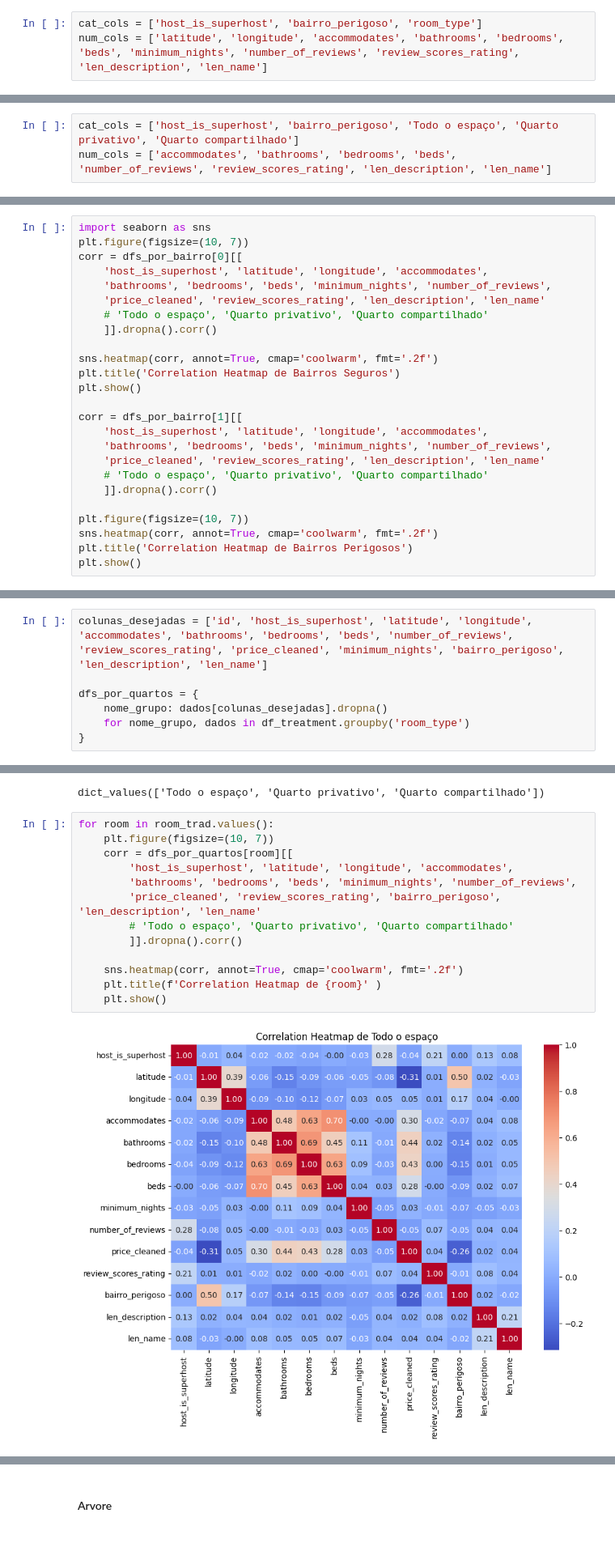
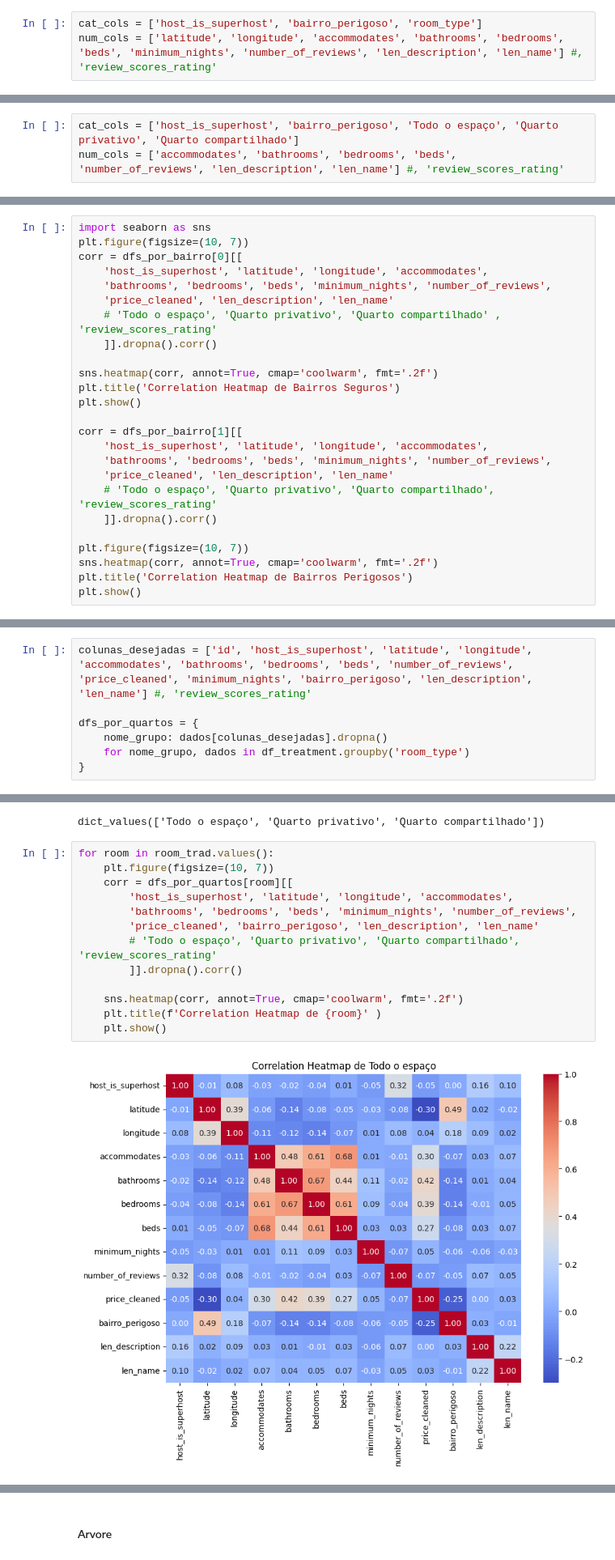
Before and after one commit to AlbertButzke/Air-BnB, a Jupyter notebook: notebooks/01_rio_de_janeiro_analysis.ipynb, the cells around one changed output, grey strips where cells are left out. Shown at 81% size. Drawn from its saved outputs; the diff is of its cells as text.

```diff
--- a/notebooks/01_rio_de_janeiro_analysis.ipynb
+++ b/notebooks/01_rio_de_janeiro_analysis.ipynb
@@ -350,7 +350,7 @@ one_hot = enc.transform(df_arvore_regressora[['room_type']]).toarray()
 df_arvore_regressora[['Quarto compartilhado', 'Quarto privativo', 'Todo o espaço']] = one_hot
 # %%
 cat_cols = ['host_is_superhost', 'bairro_perigoso', 'room_type']
-num_cols = ['latitude', 'longitude', 'accommodates', 'bathrooms', 'bedrooms', 'beds', 'minimum_nights', 'number_of_reviews', 'review_scores_rating', 'len_description', 'len_name']
+num_cols = ['latitude', 'longitude', 'accommodates', 'bathrooms', 'bedrooms', 'beds', 'minimum_nights', 'number_of_reviews', 'len_description', 'len_name'] #, 'review_scores_rating'
 # %%
 corr = df_arvore_regressora[[
     'host_is_superhost', 'latitude', 'longitude', 'accommodates',
@@ -504,7 +503,7 @@ one_hot = enc.transform(df_lasso[['room_type']]).toarray()
 df_lasso[['Quarto compartilhado', 'Quarto privativo', 'Todo o espaço']] = one_hot
 # %%
 cat_cols = ['host_is_superhost', 'bairro_perigoso', 'Todo o espaço', 'Quarto privativo', 'Quarto compartilhado']
-num_cols = ['accommodates', 'bathrooms', 'bedrooms', 'beds', 'number_of_reviews', 'review_scores_rating', 'len_description', 'len_name']
+num_cols = ['accommodates', 'bathrooms', 'bedrooms', 'beds', 'number_of_reviews', 'len_description', 'len_name'] #, 'review_scores_rating'
 # %%
 X = df_lasso.drop(columns=['price_cleaned'])
 y = df_lasso['price_cleaned'].values
@@ -574,8 +573,8 @@ plt.figure(figsize=(10, 7))
 corr = dfs_por_bairro[0][[
     'host_is_superhost', 'latitude', 'longitude', 'accommodates',
     'bathrooms', 'bedrooms', 'beds', 'minimum_nights', 'number_of_reviews',
-    'price_cleaned', 'review_scores_rating', 'len_description', 'len_name'
-    # 'Todo o espaço', 'Quarto privativo', 'Quarto compartilhado'
+    'price_cleaned', 'len_description', 'len_name'
+    # 'Todo o espaço', 'Quarto privativo', 'Quarto compartilhado' , 'review_scores_rating'
     ]].dropna().corr()
 
 sns.heatmap(corr, annot=True, cmap='coolwarm', fmt='.2f')
@@ -585,8 +584,8 @@ plt.show()
 corr = dfs_por_bairro[1][[
     'host_is_superhost', 'latitude', 'longitude', 'accommodates',
     'bathrooms', 'bedrooms', 'beds', 'minimum_nights', 'number_of_reviews',
-    'price_cleaned', 'review_scores_rating', 'len_description', 'len_name'
-    # 'Todo o espaço', 'Quarto privativo', 'Quarto compartilhado'
+    'price_cleaned', 'len_description', 'len_name'
+    # 'Todo o espaço', 'Quarto privativo', 'Quarto compartilhado', 'review_scores_rating'
     ]].dropna().corr()
 
 plt.figure(figsize=(10, 7))
@@ -811,7 +810,7 @@ Root mean squared error: 121.8039
 # %% [markdown]
 ### Tipos de Quartos
 # %%
-colunas_desejadas = ['id', 'host_is_superhost', 'latitude', 'longitude', 'accommodates', 'bathrooms', 'bedrooms', 'beds', 'number_of_reviews', 'review_scores_rating', 'price_cleaned', 'minimum_nights', 'bairro_perigoso', 'len_description', 'len_name']
+colunas_desejadas = ['id', 'host_is_superhost', 'latitude', 'longitude', 'accommodates', 'bathrooms', 'bedrooms', 'beds', 'number_of_reviews', 'price_cleaned', 'minimum_nights', 'bairro_perigoso', 'len_description', 'len_name'] #, 'review_scores_rating'
 
 dfs_por_quartos = {
     nome_grupo: dados[colunas_desejadas].dropna()
@@ -824,15 +823,15 @@ dict_values(['Todo o espaço', 'Quarto privativo', 'Quarto compartilhado'])
 # %%
 for room in room_trad.values():
     plt.figure(figsize=(10, 7))
     corr = dfs_por_quartos[room][[
         'host_is_superhost', 'latitude', 'longitude', 'accommodates',
         'bathrooms', 'bedrooms', 'beds', 'minimum_nights', 'number_of_reviews',
-        'price_cleaned', 'review_scores_rating', 'bairro_perigoso', 'len_description', 'len_name'
-        # 'Todo o espaço', 'Quarto privativo', 'Quarto compartilhado'
+        'price_cleaned', 'bairro_perigoso', 'len_description', 'len_name'
+        # 'Todo o espaço', 'Quarto privativo', 'Quarto compartilhado', 'review_scores_rating'
         ]].dropna().corr()
 
     sns.heatmap(corr, annot=True, cmap='coolwarm', fmt='.2f')
     plt.title(f'Correlation Heatmap de {room}' )
     plt.show()
 # %% [output]
-[figure, old version]
+[figure, new version]
```
Also changed, not shown: parts of 24 cells of this notebook.
